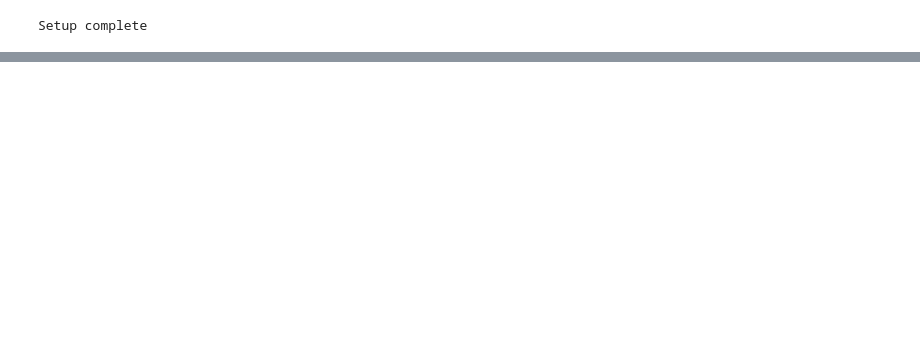
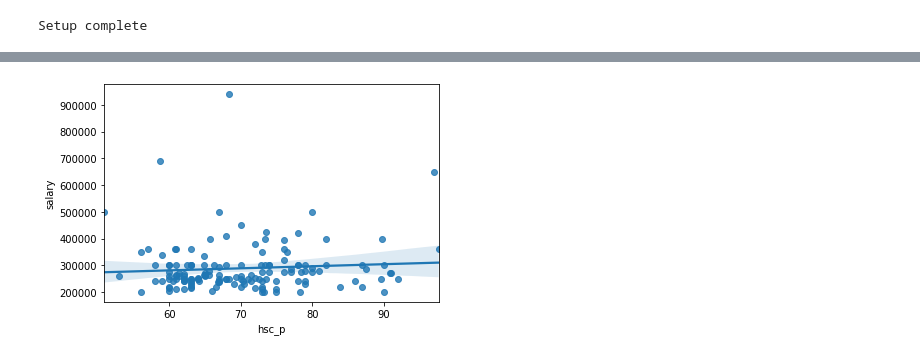
Before and after one commit to devchoplife/Campus-placement, a Jupyter notebook: campus_placement_MLR.ipynb, the cells around one changed output, grey strips where cells are left out. Saved outputs shown, nothing was run; the diff lists cells and outputs as text; code cells hidden in the pictures; blank space fills up the shorter version.

```diff
--- a/campus_placement_MLR.ipynb
+++ b/campus_placement_MLR.ipynb
@@ -12,0 +33,5 @@ Setup complete
+# %%
+sns.regplot('hsc_p', 'salary', data = placement)
+plt.show()
+# %% [output]
+[figure, added]
```
Also changed, not shown: parts of 11 cells of this notebook.
